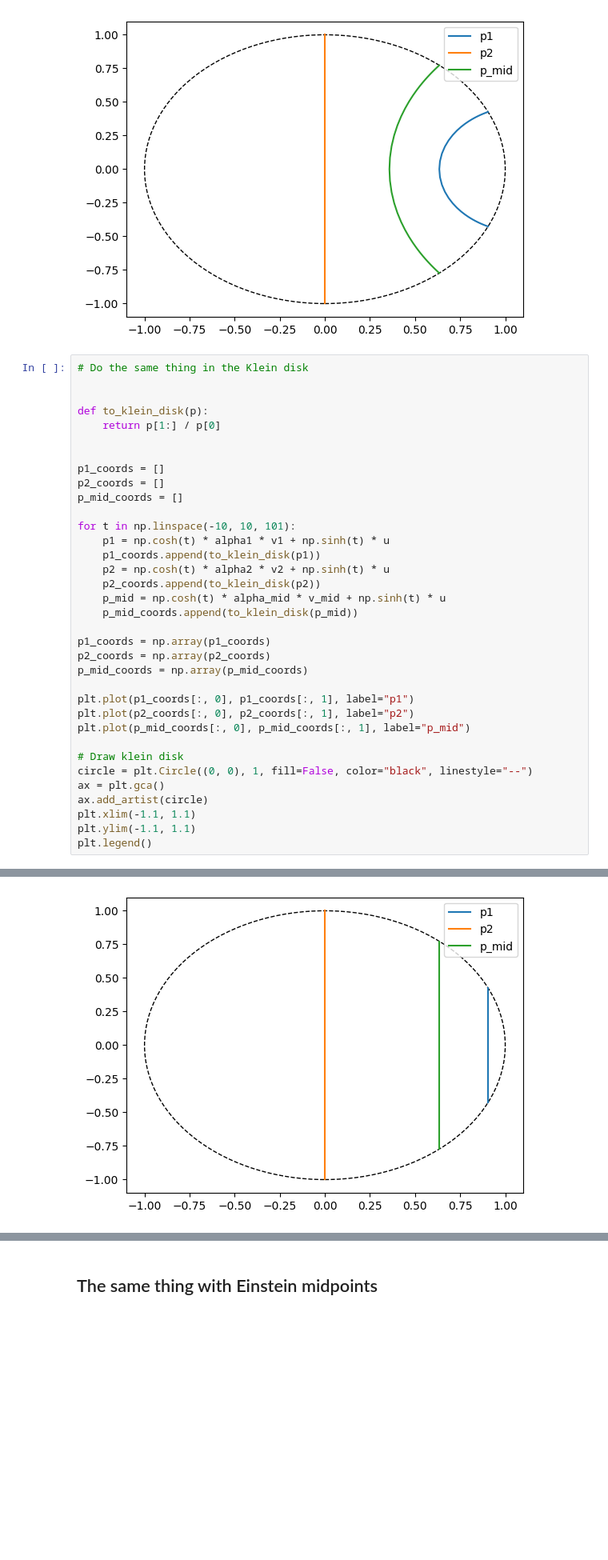
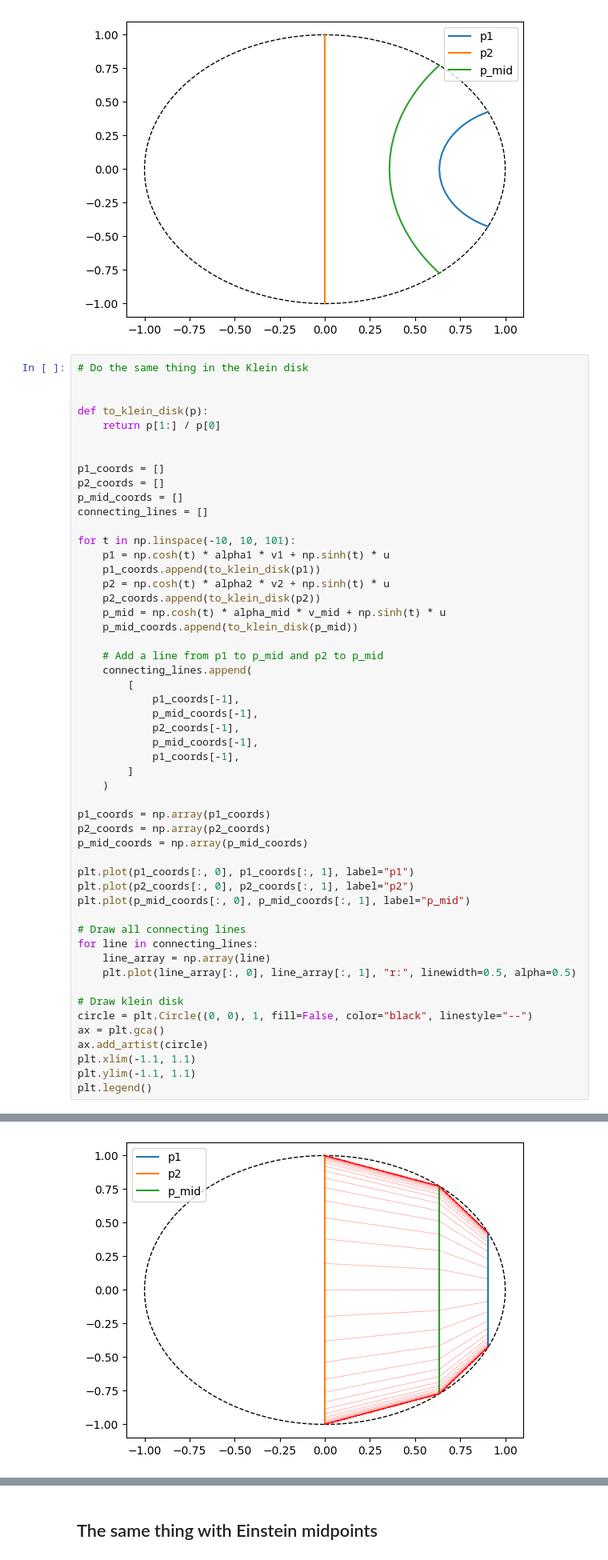
Before and after one commit to pchlenski/hyperdt, a Jupyter notebook: notebooks/faster/02_revisit_midpoints.ipynb, the cells around one changed output, grey strips where cells are left out. Shown at 80% size. Cells and saved outputs as stored; diff of their text form; blank space fills up the shorter version.

```diff
--- a/notebooks/faster/02_revisit_midpoints.ipynb
+++ b/notebooks/faster/02_revisit_midpoints.ipynb
@@ -160,31 +268,48 @@ def to_klein_disk(p):
 
 p1_coords = []
 p2_coords = []
 p_mid_coords = []
+connecting_lines = []
 
 for t in np.linspace(-10, 10, 101):
     p1 = np.cosh(t) * alpha1 * v1 + np.sinh(t) * u
     p1_coords.append(to_klein_disk(p1))
     p2 = np.cosh(t) * alpha2 * v2 + np.sinh(t) * u
     p2_coords.append(to_klein_disk(p2))
     p_mid = np.cosh(t) * alpha_mid * v_mid + np.sinh(t) * u
     p_mid_coords.append(to_klein_disk(p_mid))
 
+    # Add a line from p1 to p_mid and p2 to p_mid
+    connecting_lines.append(
+        [
+            p1_coords[-1],
+            p_mid_coords[-1],
+            p2_coords[-1],
+            p_mid_coords[-1],
+            p1_coords[-1],
+        ]
+    )
+
 p1_coords = np.array(p1_coords)
 p2_coords = np.array(p2_coords)
 p_mid_coords = np.array(p_mid_coords)
 
 plt.plot(p1_coords[:, 0], p1_coords[:, 1], label="p1")
 plt.plot(p2_coords[:, 0], p2_coords[:, 1], label="p2")
 plt.plot(p_mid_coords[:, 0], p_mid_coords[:, 1], label="p_mid")
 
+# Draw all connecting lines
+for line in connecting_lines:
+    line_array = np.array(line)
+    plt.plot(line_array[:, 0], line_array[:, 1], "r:", linewidth=0.5, alpha=0.5)
+
 # Draw klein disk
 circle = plt.Circle((0, 0), 1, fill=False, color="black", linestyle="--")
 ax = plt.gca()
 ax.add_artist(circle)
 plt.xlim(-1.1, 1.1)
 plt.ylim(-1.1, 1.1)
 plt.legend()
 # %% [output]
 <matplotlib.legend.Legend at 0x...>
-[figure, old version]
+[figure, new version]
```
Also changed, not shown: parts of 4 cells of this notebook, 10 other files.
